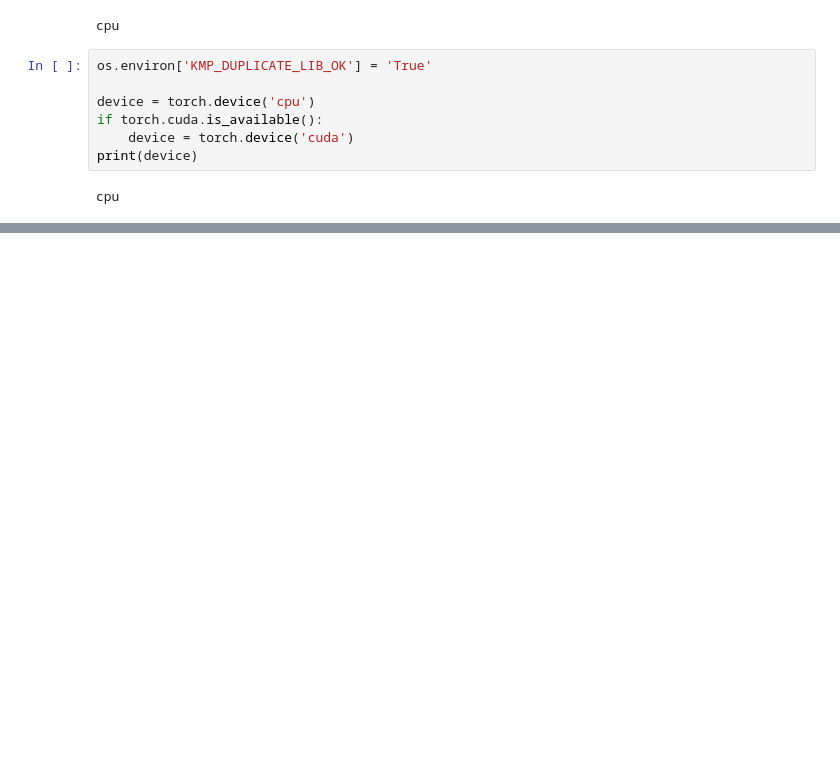
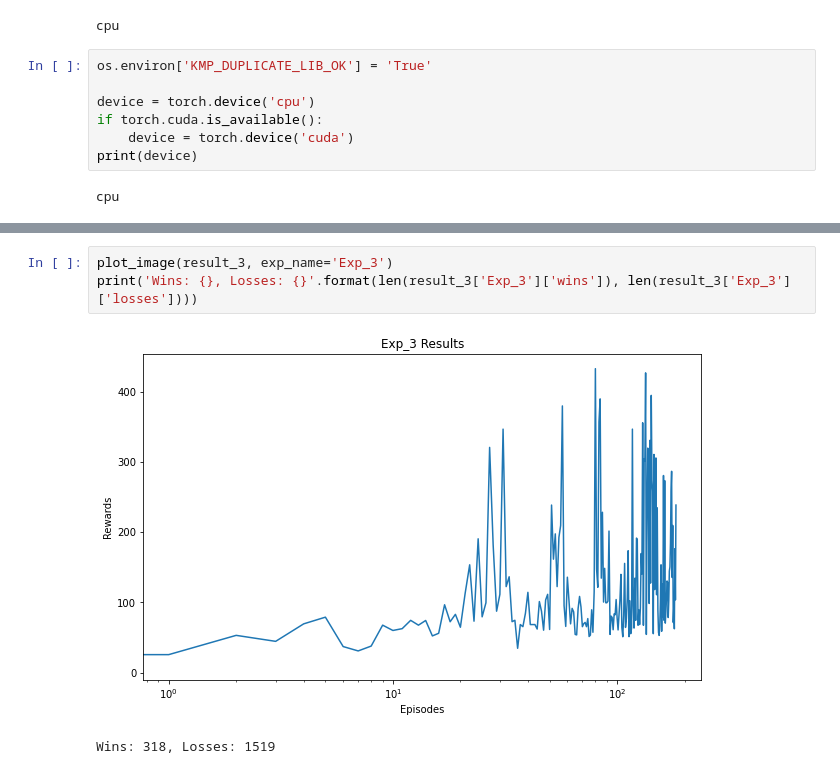
Before and after one commit to noisecape/Reinforcement-Learning_INM707, a Jupyter notebook: Task3/Report.ipynb, the cells around one changed output, grey strips where cells are left out. Cells and saved outputs as stored; diff of their text form; blank space fills up the shorter version.

```diff
--- a/Task3/Report.ipynb
+++ b/Task3/Report.ipynb
@@ -144,0 +163,6 @@ plot_image(results)
+# %%
+plot_image(result_3, exp_name='Exp_3')
+print('Wins: {}, Losses: {}'.format(len(result_3['Exp_3']['wins']), len(result_3['Exp_3']['losses'])))
+# %% [output]
+[figure, added]
+Wins: 318, Losses: 1519
```
Also changed, not shown: parts of 7 cells of this notebook, 1 other file.
